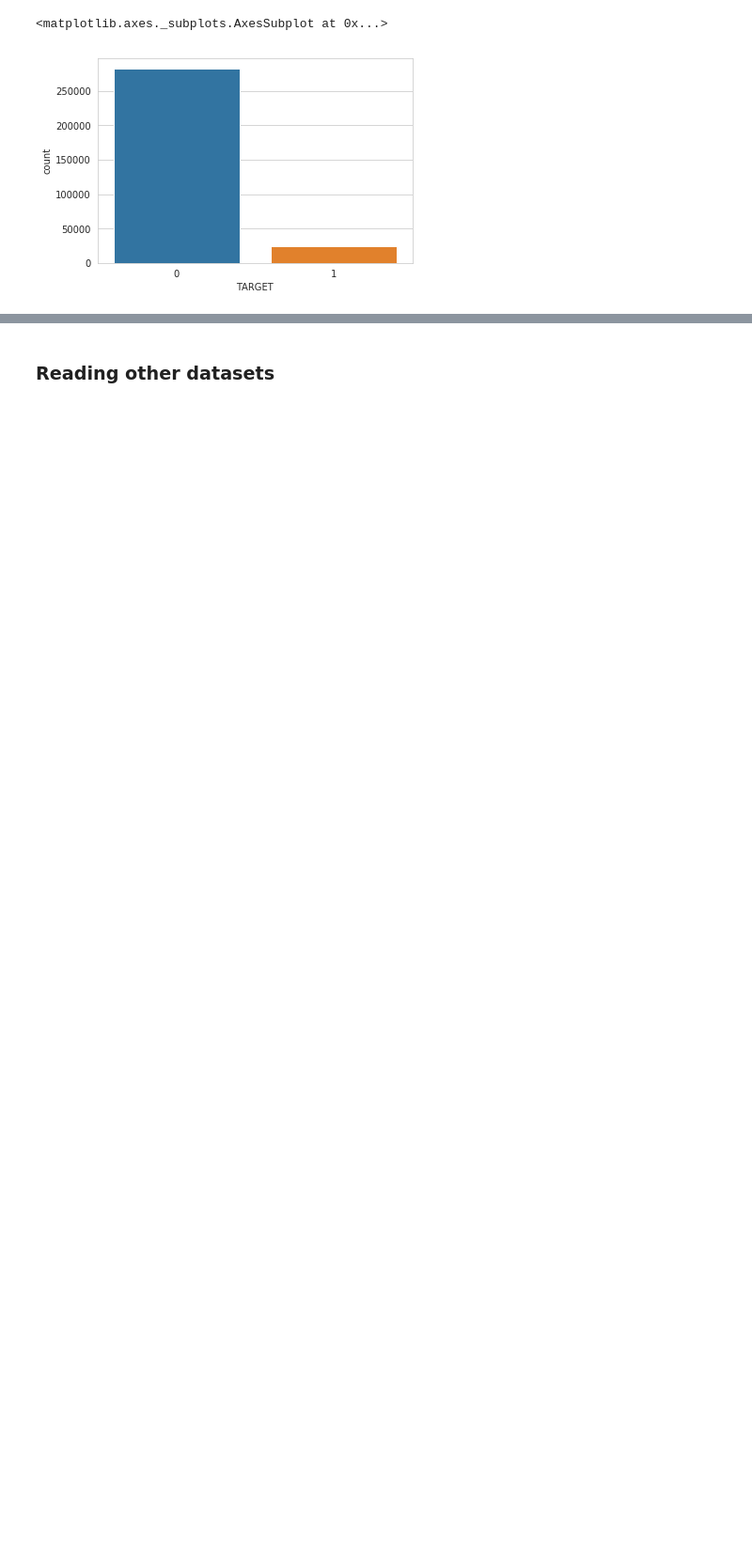
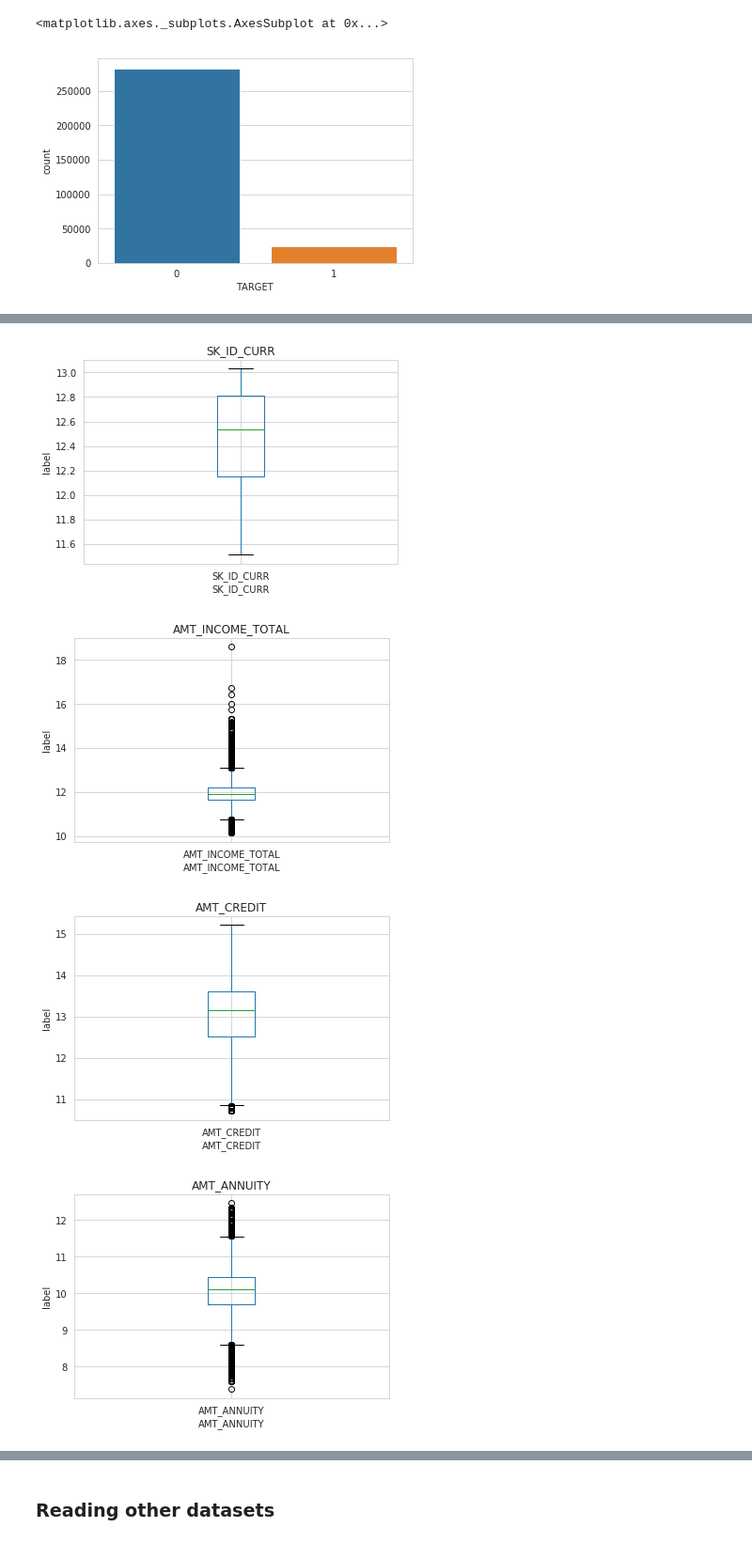
Before and after one commit to jyothishkjames/Home-Credit-Default-Risk-Analysis-Prediction-Machine-Learning, a Jupyter notebook: notebook/exploratory_data_analysis.ipynb, the cells around one changed output, grey strips where cells are left out. Shown at 94% size. Cells and saved outputs as stored; diff of their text form; code cells hidden in the pictures; blank space fills up the shorter version.

```diff
--- a/notebook/exploratory_data_analysis.ipynb
+++ b/notebook/exploratory_data_analysis.ipynb
@@ -55,0 +64,4 @@ print(numerical_features)
+# %%
+# Discrete features
+discrete_feature = [feature for feature in numerical_features if len(application_train_df[feature].unique()) < 25]
+print("Discrete features: ", discrete_feature)
@@ -55,0 +70,4 @@ print(numerical_features)
+# %%
+# Continious features
+continious_feature=[feature for feature in numerical_features if feature not in discrete_feature]
+print("Continious features: ", continious_feature)
@@ -55,0 +122,17 @@ print(numerical_features)
+# %%
+for feature in continious_feature:
+    data=application_train_df.copy()
+    if 0 in data[feature].unique():
+        pass
+    else:
+        data[feature] = np.log(data[feature])
+        data.boxplot(column=feature)
+        plt.xlabel(feature)
+        plt.ylabel('label')
+        plt.title(feature)
+        plt.show()
+# %% [output]
+[figure, added]
+[figure, added]
+[figure, added]
+[figure, added]
```
Also changed, not shown: parts of 24 cells of this notebook.
